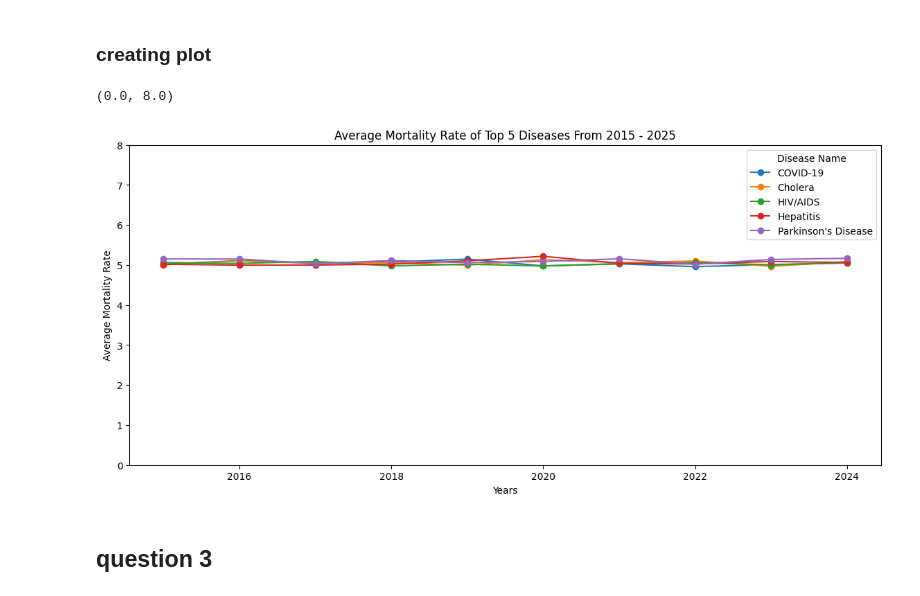
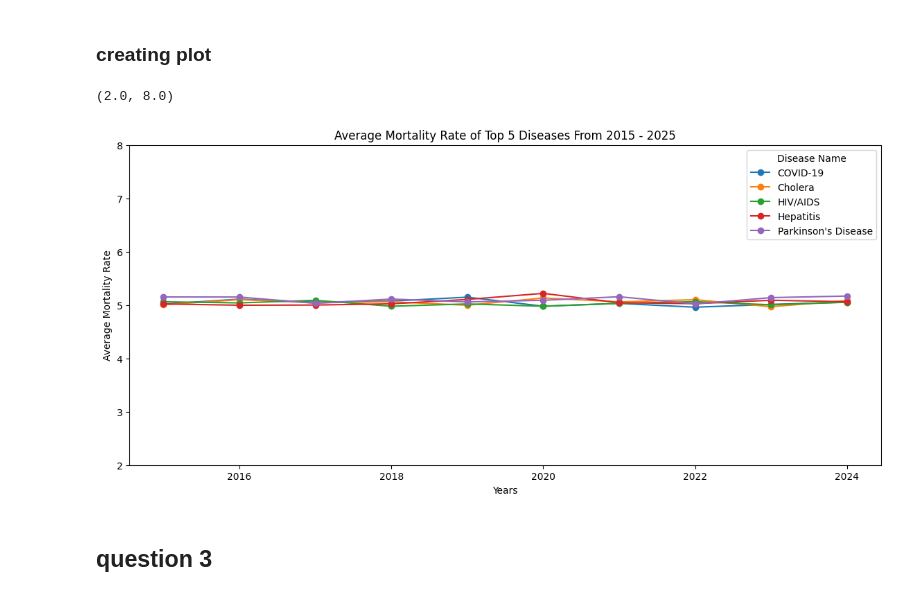
Before and after one commit to AipuAmeh/Global-Health-Stats, a Jupyter notebook: main.ipynb, the cells around one changed output. Drawn from its saved outputs; the diff is of its cells as text; code cells hidden in the pictures.

```diff
--- a/main.ipynb
+++ b/main.ipynb
@@ -142,23 +142,23 @@ print(df_q2_result)
 # %%
 pivot_df = df_q2_result.pivot_table(
     index="Year",
     columns="Disease_Name",
     values="Average_Mortality_Rate"
 )
 
 plt.figure(figsize=(14,6))
 
 for column in pivot_df.columns:
     plt.plot(pivot_df.index, pivot_df[column], marker="o", label=column)
 
 plt.title("Average Mortality Rate of Top 5 Diseases From 2015 - 2025")
 plt.xlabel("Years")
 plt.ylabel("Average Mortality Rate")
 plt.legend(title="Disease Name")
-plt.ylim(0, 8)
+plt.ylim(2, 8)
 # %% [output]
-(0.0, 8.0)
+(2.0, 8.0)
-[figure, old version]
+[figure, new version]
 # %% [markdown]
 ## question 3
 # %%
```
Also changed, not shown: parts of 3 cells of this notebook.
